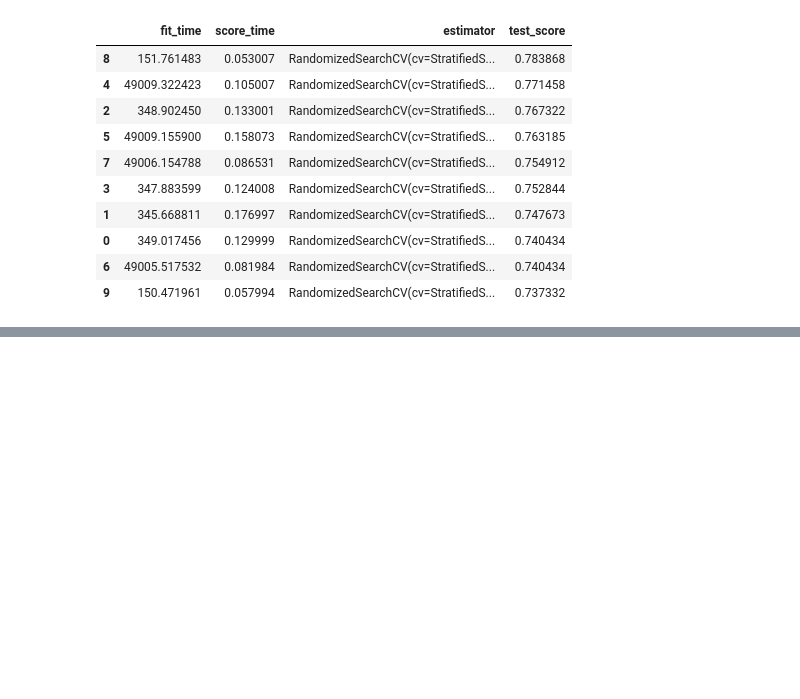
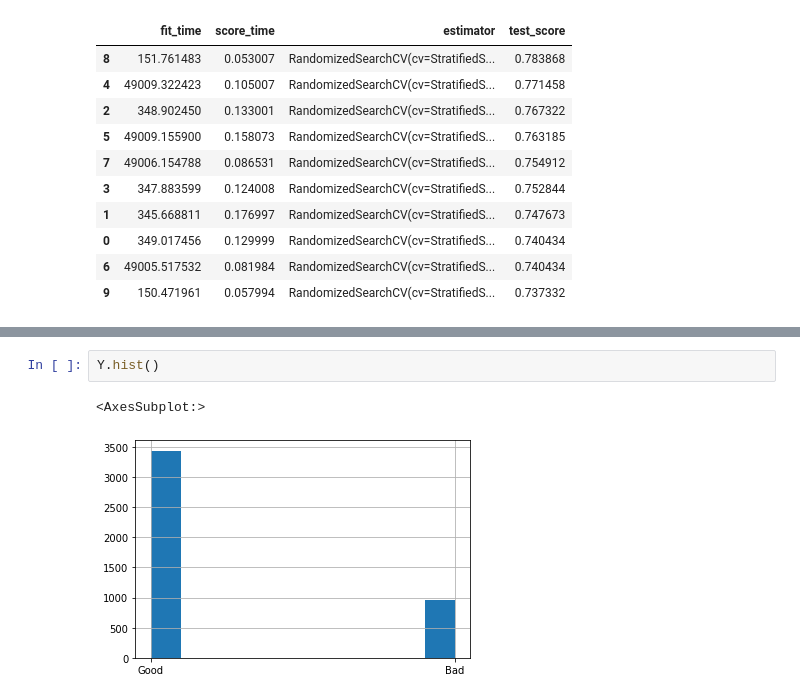
Before and after one commit to sire-ambrose/zindi_loan, a Jupyter notebook: loan_default/copy.ipynb, the cells around one changed output, grey strips where cells are left out. Cells and saved outputs as stored; diff of their text form; blank space fills up the shorter version.

```diff
--- a/loan_default/copy.ipynb
+++ b/loan_default/copy.ipynb
@@ -346,3 +348,8 @@ Reshape your data either using array.reshape(-1, 1) if your data has a single fe
+# %%
+Y.hist()
+# %% [output]
+<AxesSubplot:>
+[figure, added]
 # %%
 def submit():
     import datetime
```
Also changed, not shown: parts of 6 cells of this notebook, 1 other file.
